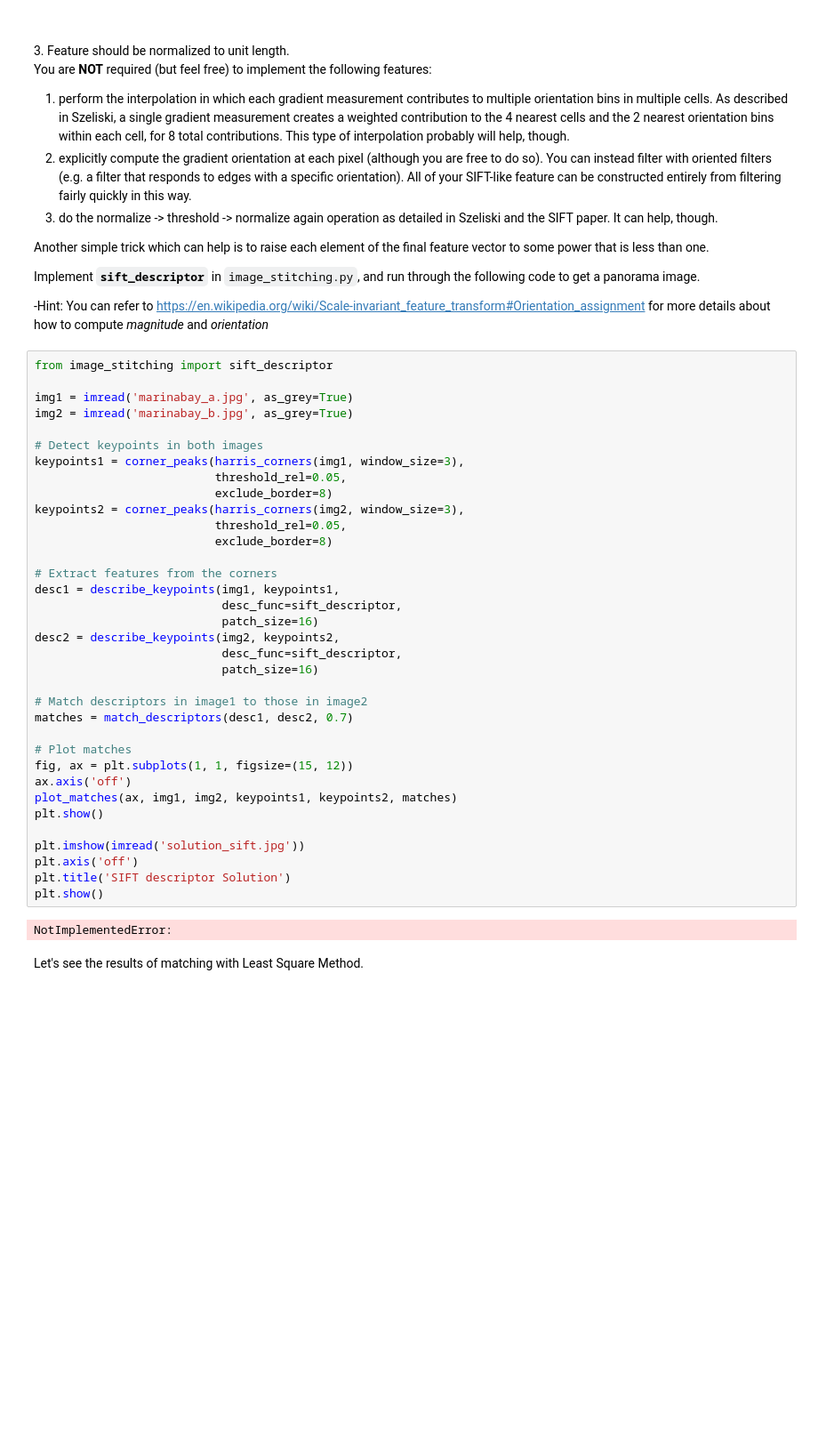
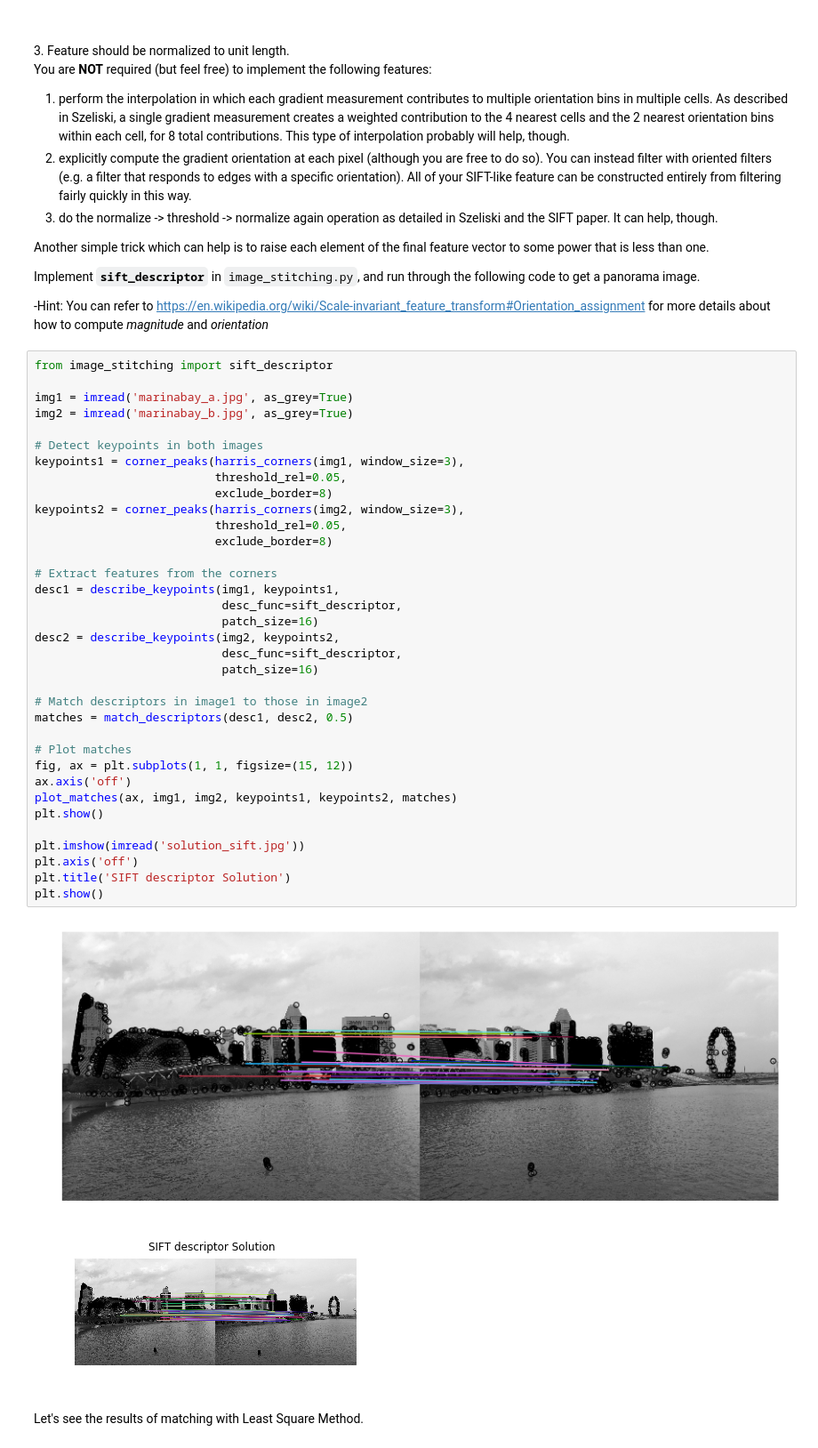
Before and after one commit to rasaford/cs4243, a Jupyter notebook: assignment3/assignment3.ipynb, the cells around one changed output. Shown at 89% size. Drawn from its saved outputs; the diff is of its cells as text; blank space fills up the shorter version.

Commit message:
solve sift feature descriptor

```diff
--- a/assignment3/assignment3.ipynb
+++ b/assignment3/assignment3.ipynb
@@ -441,35 +437,36 @@ img2 = imread('marinabay_b.jpg', as_grey=True)
 
 # Detect keypoints in both images
 keypoints1 = corner_peaks(harris_corners(img1, window_size=3),
                           threshold_rel=0.05,
                           exclude_border=8)
 keypoints2 = corner_peaks(harris_corners(img2, window_size=3),
                           threshold_rel=0.05,
                           exclude_border=8)
 
 # Extract features from the corners
 desc1 = describe_keypoints(img1, keypoints1,
                            desc_func=sift_descriptor,
                            patch_size=16)
 desc2 = describe_keypoints(img2, keypoints2,
                            desc_func=sift_descriptor,
                            patch_size=16)
 
 # Match descriptors in image1 to those in image2
-matches = match_descriptors(desc1, desc2, 0.7)
+matches = match_descriptors(desc1, desc2, 0.5)
 
 # Plot matches
 fig, ax = plt.subplots(1, 1, figsize=(15, 12))
 ax.axis('off')
 plot_matches(ax, img1, img2, keypoints1, keypoints2, matches)
 plt.show()
 
 plt.imshow(imread('solution_sift.jpg'))
 plt.axis('off')
 plt.title('SIFT descriptor Solution')
 plt.show()
 # %% [output]
-NotImplementedError:
+[figure, added]
+[figure, added]
 # %% [markdown]
 Let's see the results of matching with Least Square Method.
 # %%
```
Also changed, not shown: parts of 8 cells of this notebook, 1 other file.
